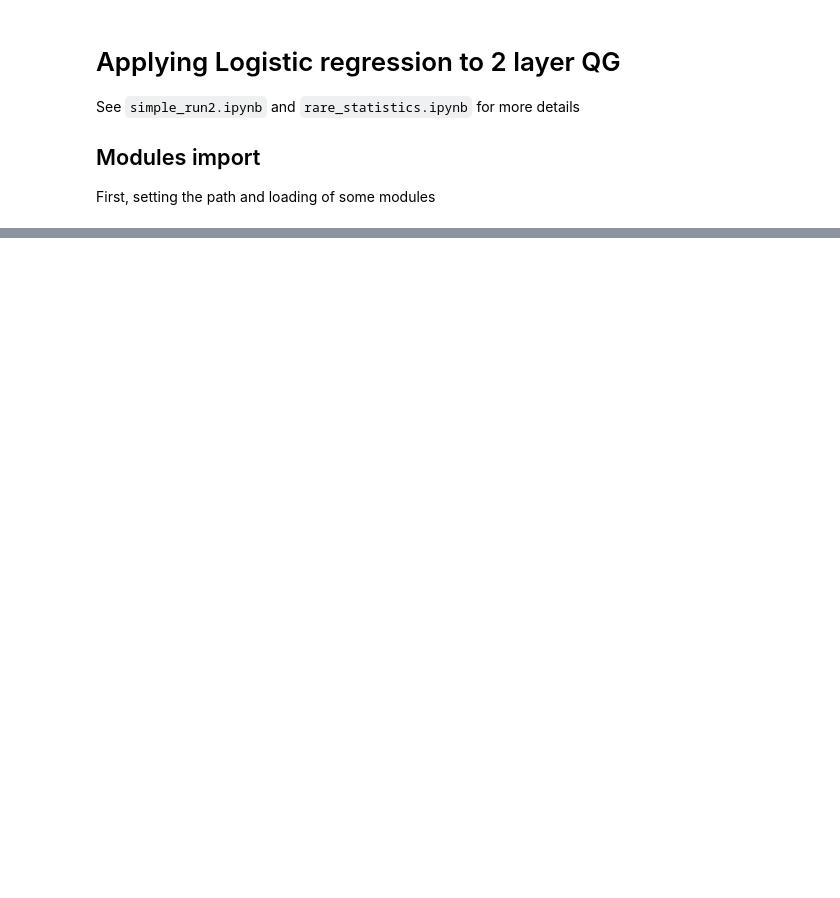
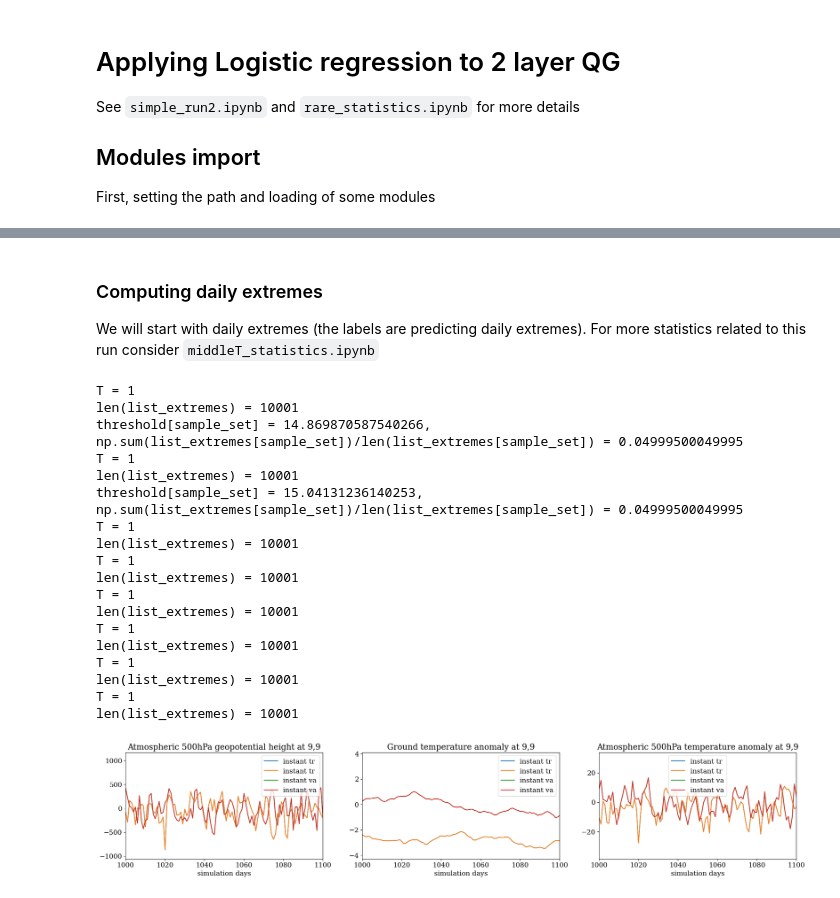
Before and after one commit to georgemilosh/qgs, a Jupyter notebook: rareevents/logistic_regression.ipynb, the cells around one changed output, grey strips where cells are left out. Drawn from its saved outputs; the diff is of its cells as text; code cells hidden in the pictures; blank space fills up the shorter version.

```diff
--- a/rareevents/logistic_regression.ipynb
+++ b/rareevents/logistic_regression.ipynb
@@ -480,14 +6,0 @@ _________________________________________________________________
-# %%
-def probability_model(inputs,input_model): # This function is used to apply softmax to the output of the neural network
-    x = input_model(inputs)
-    outputs = layers.Softmax()(x)
-    return keras.Model(inputs, outputs)
-my_history=model.fit(X_tr, y_tr, batch_size=128, validation_data=(X_va,y_va), shuffle=True, callbacks=[cp_callback], epochs=10,verbose=2, class_weight=None)
-
-model.save(model_name)
-np.save(model_name+'_history.npy',my_history.history)
-
-my_probability_model=(tf.keras.Sequential([ # softmax output to make a prediction
-    model,
-    tf.keras.layers.Softmax()
-]))
@@ -515,6 +6,0 @@ INFO:tensorflow:Assets written to: test/assets
-# %%
-X_tr, X_va = [], []
-for field in [groundT, psi, MiddleT]:
-    field['tr'].std_regularized = field['tr'].std[field['tr'].std==0] = 1 # If there is no variance we shouldn't divide by zero
-    X_tr.append(field['tr'].diagnostic[:len(list_extremes['tr']),...] - field['tr'].climatology/field['tr'].std_regularized)
-    X_va.append(field['va'].diagnostic[:len(list_extremes['va']),...] - field['tr'].climatology/field['tr'].std_regularized)
@@ -564,0 +416,51 @@ model.save_weights(checkpoint_path.format(epoch=0))
+# %% [markdown]
+### Computing daily extremes
+We will start with daily extremes (the labels are predicting daily extremes). For more statistics related to this run consider `middleT_statistics.ipynb`
+# %%
+for sample_set in ['tr','va']:
+    MiddleT[sample_set] = MiddleAtmosphericTemperatureDiagnostic(model_parameters, True)
+    psi[sample_set] = MiddleAtmosphericStreamfunctionDiagnostic(model_parameters, geopotential=True)
+    groundT[sample_set] = GroundTemperatureDiagnostic(model_parameters, True)
+
+    for field in [psi[sample_set],groundT[sample_set],MiddleT[sample_set]]:
+        field.set_data(reference_time[sample_set], reference_traj[sample_set])
+        field.climatology = np.mean(field.diagnostic,0)
+        field.std = np.std(field.diagnostic,0)
+        field.anomaly = field.diagnostic - field.climatology
+
+    x, y = 9, 9
+for sample_set in ['tr','va']:
+    A[sample_set], threshold[sample_set], list_extremes[sample_set], convseq = ComputeTimeAverage(MiddleT[sample_set].anomaly[:,x, y],T=1)
+    print(f'{threshold[sample_set] = }, {np.sum(list_extremes[sample_set])/len(list_extremes[sample_set]) = }')
+fig, axs = plt.subplots(nrows=1, ncols=3, figsize=(25,4),constrained_layout=False)
+for sample_set in ['tr','va']:
+    for j, field in enumerate([psi[sample_set],groundT[sample_set],MiddleT[sample_set]]):
+        series_int, series_threshold, series_list_extremes, convseq = ComputeTimeAverage(field.anomaly[:,x, y],T=1)
+        axs[j].plot(field._time*field._model_params.dimensional_time,field.anomaly[:,x,y],label=f'instant {sample_set}')
+        axs[j].plot(field._time[:len(series_int)]*field._model_params.dimensional_time,series_int,label=f'instant {sample_set}')
+        axs[j].set_xlabel('simulation days')
+        axs[j].set_xlim([1000,1100])
+        axs[j].set_title(field._plot_title+f' at {x},{y}')
+        axs[j].legend(loc='best')
+
+plt.show()
+# %% [output]
+T = 1
+len(list_extremes) = 10001
+threshold[sample_set] = 14.869870587540266, np.sum(list_extremes[sample_set])/len(list_extremes[sample_set]) = 0.04999500049995
+T = 1
+len(list_extremes) = 10001
+threshold[sample_set] = 15.04131236140253, np.sum(list_extremes[sample_set])/len(list_extremes[sample_set]) = 0.04999500049995
+T = 1
+len(list_extremes) = 10001
+T = 1
+len(list_extremes) = 10001
+T = 1
+len(list_extremes) = 10001
+T = 1
+len(list_extremes) = 10001
+T = 1
+len(list_extremes) = 10001
+T = 1
+len(list_extremes) = 10001
+[figure, added]
```
Also changed, not shown: parts of 48 cells of this notebook, 1 other file.
